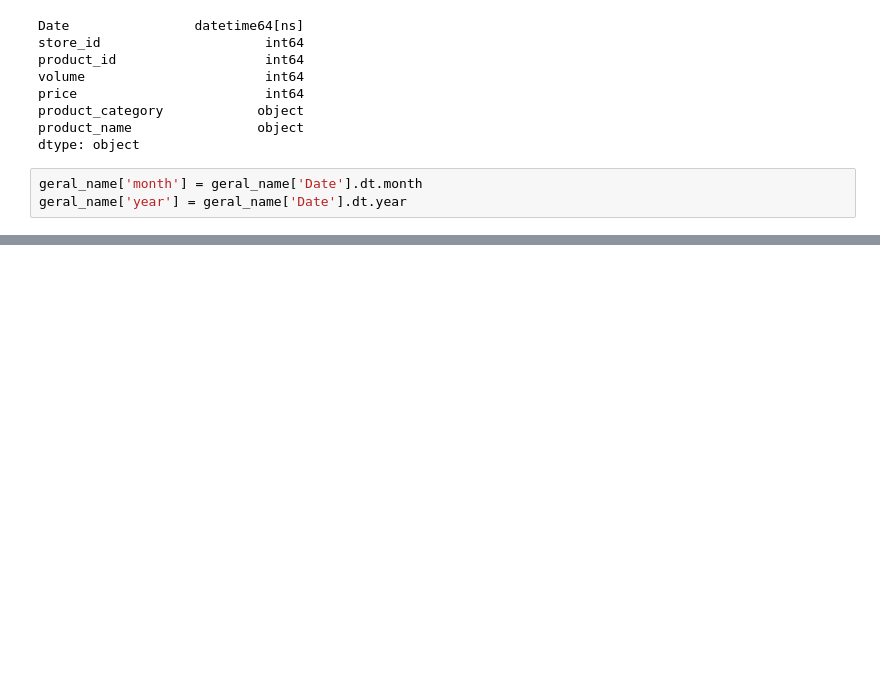
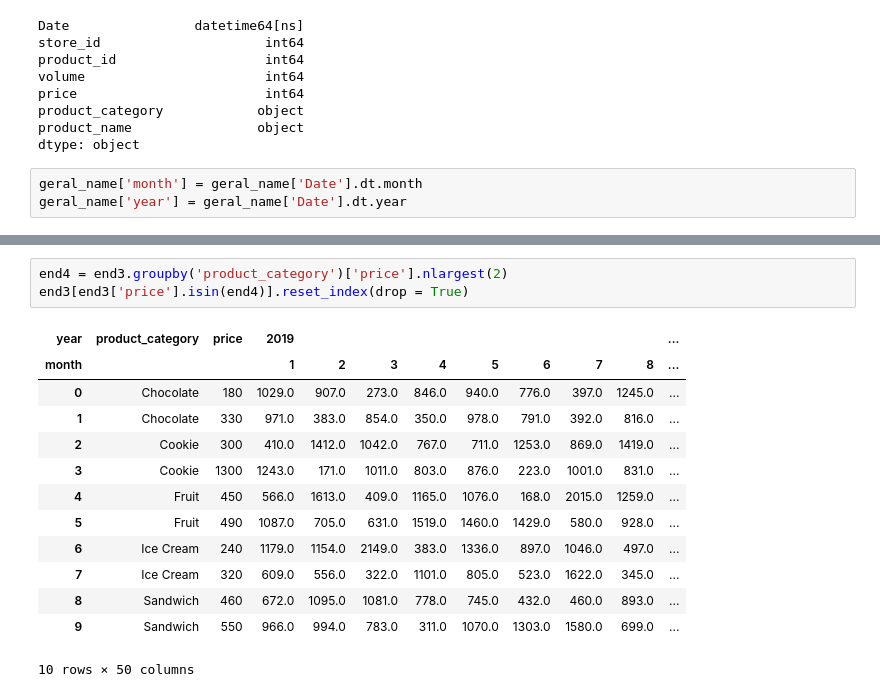
Before and after one commit to TeixeiraData/stores, a Jupyter notebook: five_exp.ipynb, the cells around one changed output, grey strips where cells are left out. Drawn from its saved outputs; the diff is of its cells as text; blank space fills up the shorter version.

```diff
--- a/five_exp.ipynb
+++ b/five_exp.ipynb
@@ -81,0 +111,17 @@ end2
+# %%
+end4 = end3.groupby('product_category')['price'].nlargest(2)
+end3[end3['price'].isin(end4)].reset_index(drop = True)
+# %% [output]
+| year | product_category | price | 2019 |  |  |  |  |  |  |  | ... |
+| month |  |  | 1 | 2 | 3 | 4 | 5 | 6 | 7 | 8 | ... |
+| 0 | Chocolate | 180 | 1029.0 | 907.0 | 273.0 | 846.0 | 940.0 | 776.0 | 397.0 | 1245.0 | ... |
+| 1 | Chocolate | 330 | 971.0 | 383.0 | 854.0 | 350.0 | 978.0 | 791.0 | 392.0 | 816.0 | ... |
+| 2 | Cookie | 300 | 410.0 | 1412.0 | 1042.0 | 767.0 | 711.0 | 1253.0 | 869.0 | 1419.0 | ... |
+| 3 | Cookie | 1300 | 1243.0 | 171.0 | 1011.0 | 803.0 | 876.0 | 223.0 | 1001.0 | 831.0 | ... |
+| 4 | Fruit | 450 | 566.0 | 1613.0 | 409.0 | 1165.0 | 1076.0 | 168.0 | 2015.0 | 1259.0 | ... |
+| 5 | Fruit | 490 | 1087.0 | 705.0 | 631.0 | 1519.0 | 1460.0 | 1429.0 | 580.0 | 928.0 | ... |
+| 6 | Ice Cream | 240 | 1179.0 | 1154.0 | 2149.0 | 383.0 | 1336.0 | 897.0 | 1046.0 | 497.0 | ... |
+| 7 | Ice Cream | 320 | 609.0 | 556.0 | 322.0 | 1101.0 | 805.0 | 523.0 | 1622.0 | 345.0 | ... |
+| 8 | Sandwich | 460 | 672.0 | 1095.0 | 1081.0 | 778.0 | 745.0 | 432.0 | 460.0 | 893.0 | ... |
+| 9 | Sandwich | 550 | 966.0 | 994.0 | 783.0 | 311.0 | 1070.0 | 1303.0 | 1580.0 | 699.0 | ... |
+10 rows × 50 columns
```
Also changed, not shown: parts of 4 cells of this notebook.
